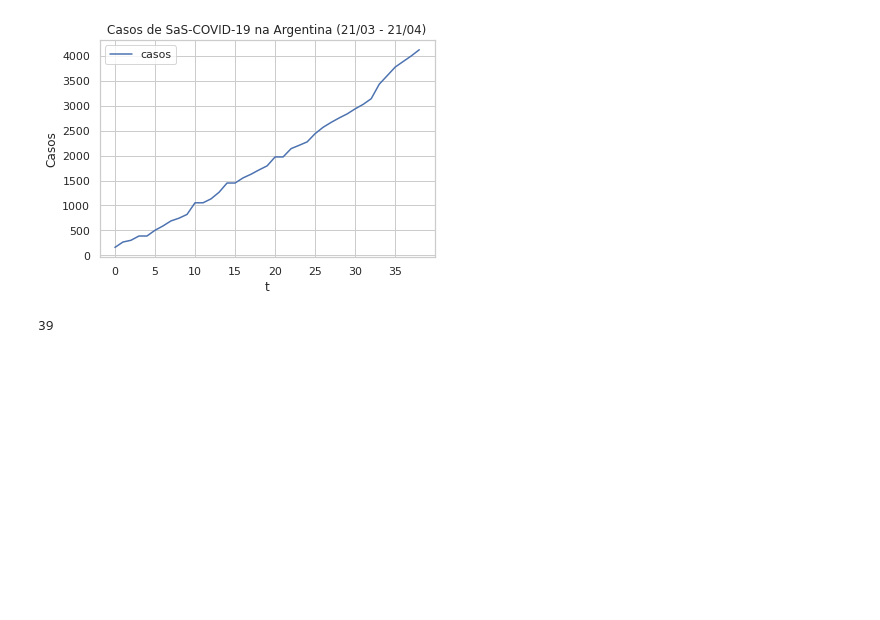
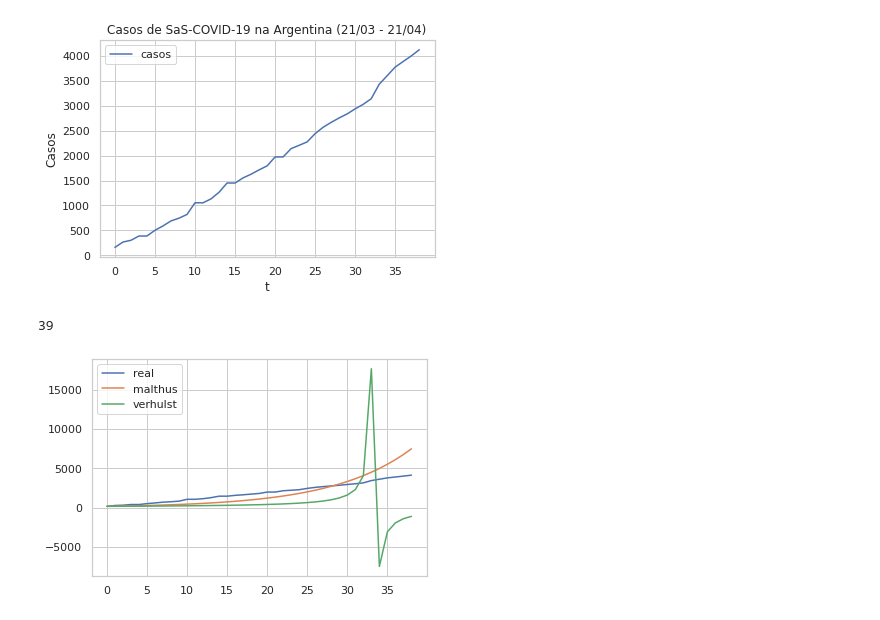
Before and after one commit to JohnGarrido/ESTO017-17, a Jupyter notebook: main.ipynb, the cells around one changed output. Saved outputs shown, nothing was run; the diff lists cells and outputs as text; code cells hidden in the pictures; blank space fills up the shorter version.

```diff
--- a/main.ipynb
+++ b/main.ipynb
@@ -465,3 +465,11 @@ len(argentina['Verhulst'])
 brazil.to_csv('brazil_dataframe.csv')
 # %%
 argentina.to_csv('argentina_dataframe.csv')
+# %%
+plt.plot(argentina['t'],argentina['Confirmed'],label='real')
+plt.plot(argentina['t'],argentina['Malthus'],label='malthus')
+plt.plot(argentina['t'],argentina['Verhulst'],label='verhulst')
+plt.legend()
+plt.show()
+# %% [output]
+[figure, added]
```
Also changed, not shown: parts of 1 cell of this notebook.
